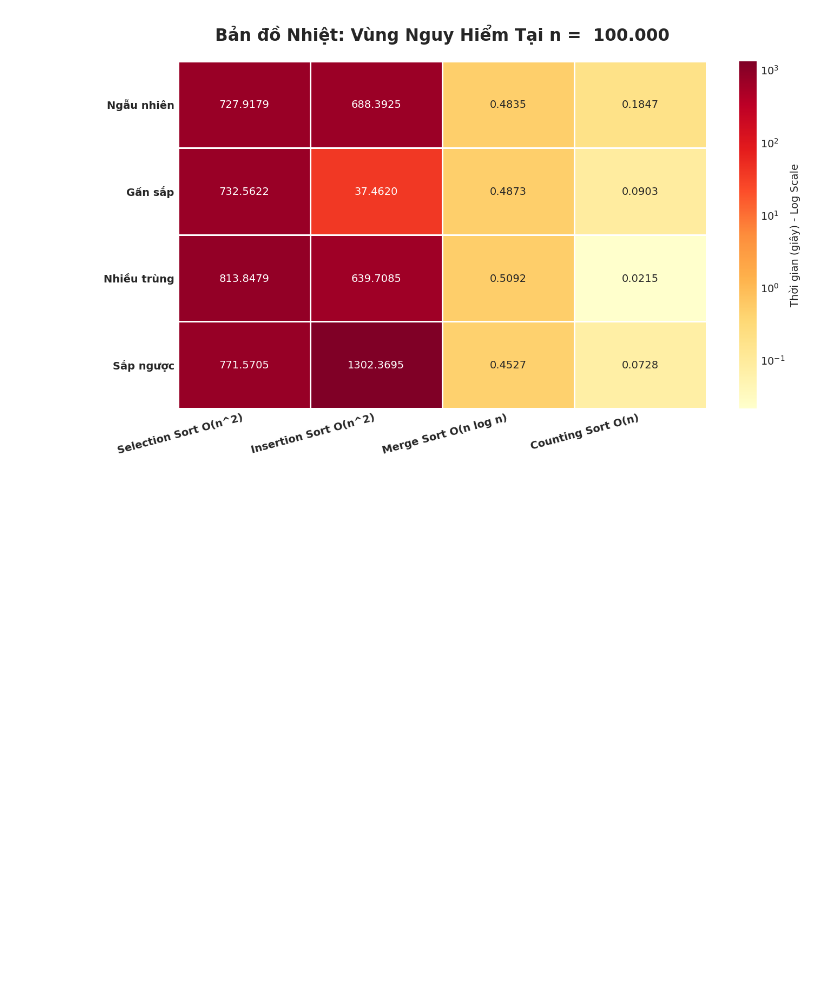
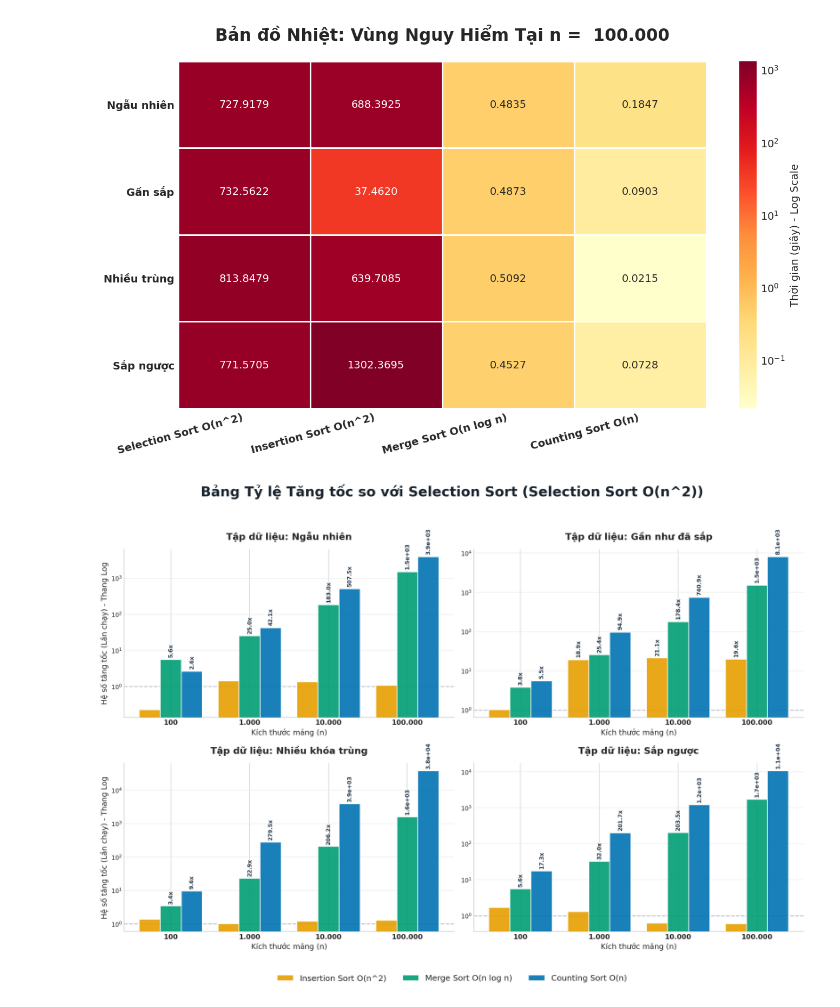
Before and after one commit to cyhapun/sorting-algorithms-benchmark, a Jupyter notebook: src/barchart.ipynb, the cells around one changed output. Saved outputs shown, nothing was run; the diff lists cells and outputs as text; code cells hidden in the pictures; blank space fills up the shorter version.

Commit message:
feat: add Speedup Chart

```diff
--- a/src/barchart.ipynb
+++ b/src/barchart.ipynb
@@ -43,3 +44,7 @@ plot_comprehensive_barchart_grid(
 plot_danger_zone_heatmap(all_algo_results, 3, sizes, datasets)
 # %% [output]
 [figure]
+# %%
+plot_algorithm_speedup_grid(all_algo_results, sizes, datasets, baseline_algo_name="Selection Sort O(n^2)")
+# %% [output]
+[figure, added]
```
Also changed, not shown: parts of 2 cells of this notebook, 1 other file.
